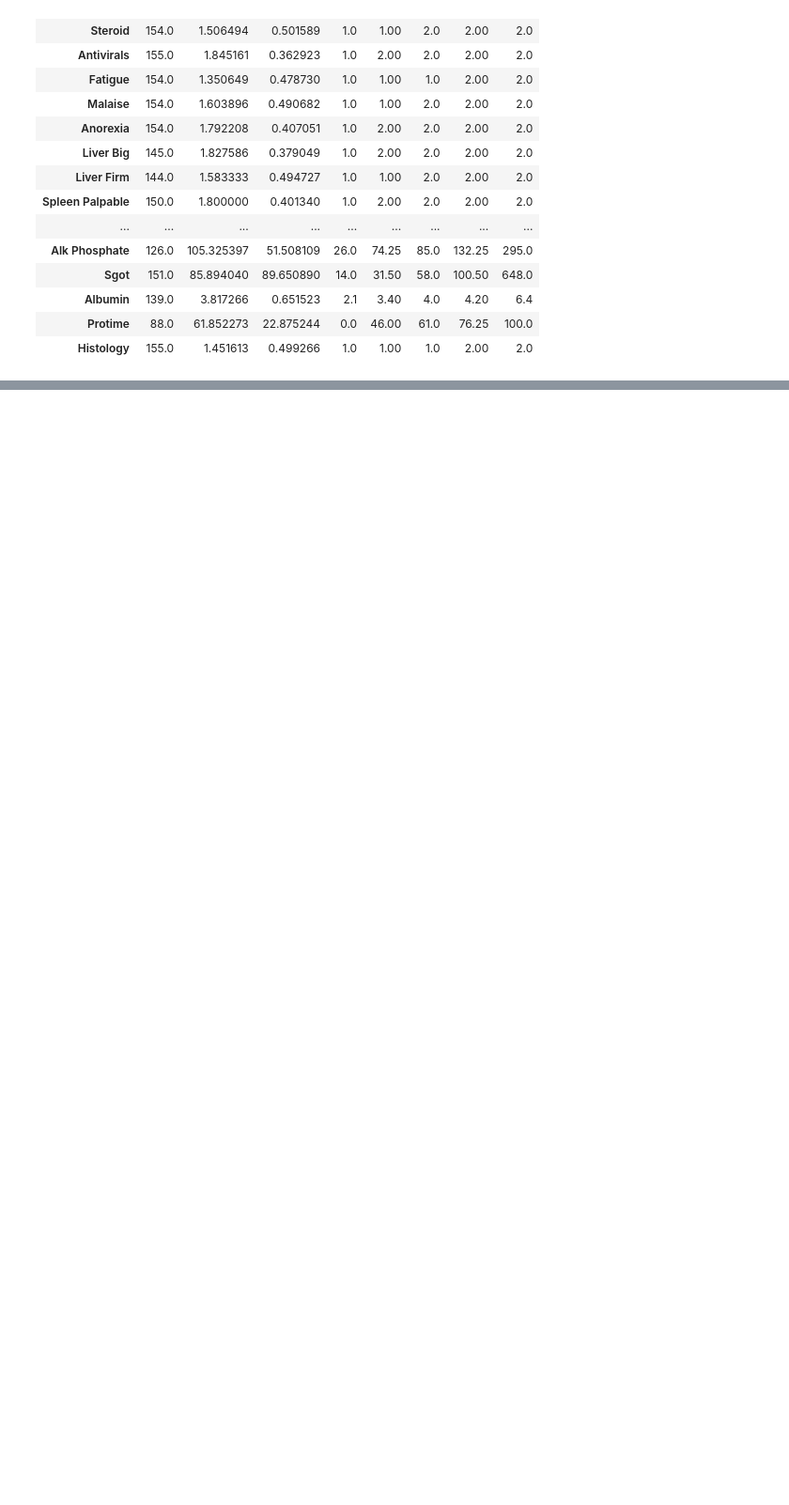
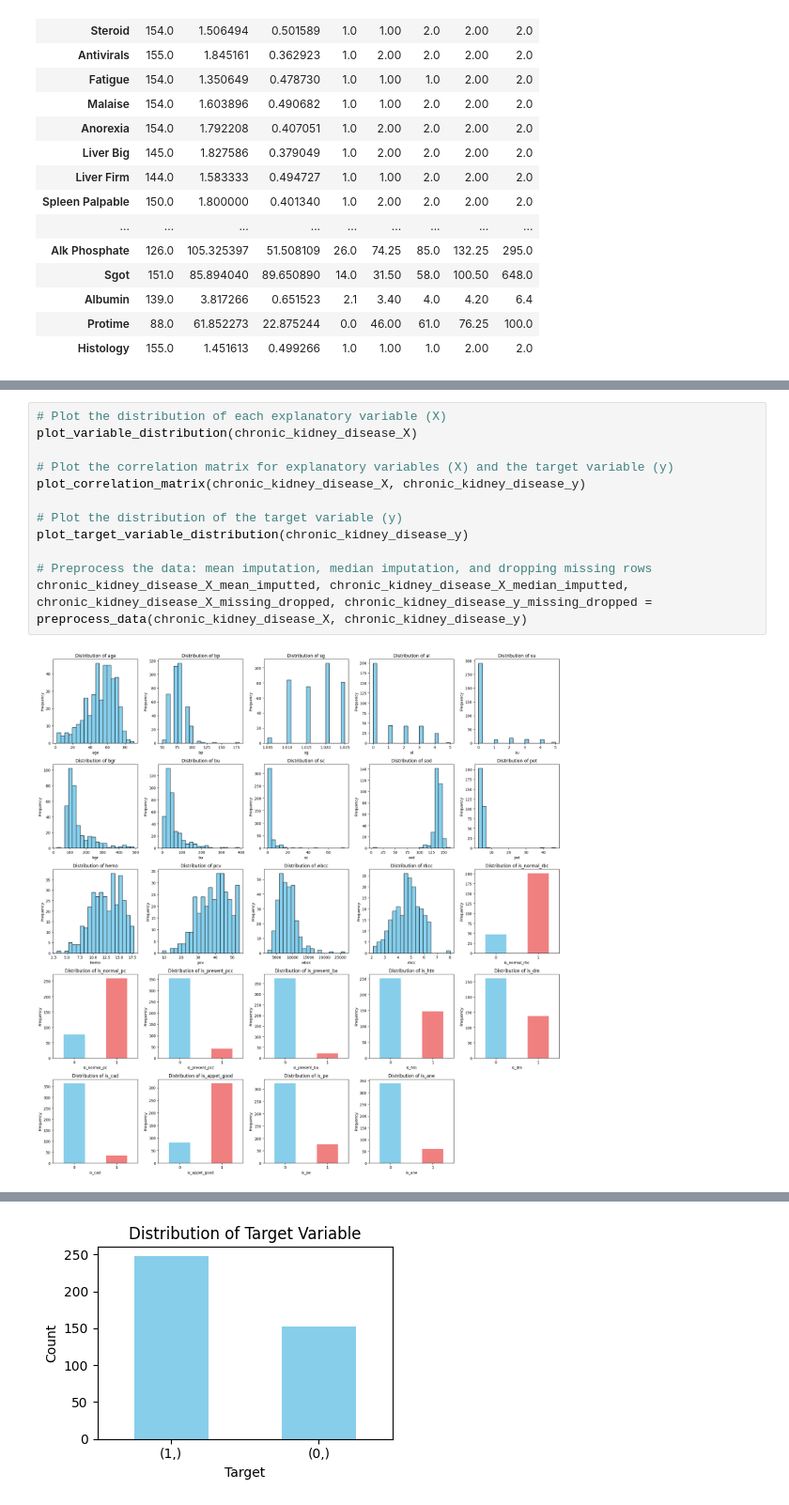
Before and after one commit to mrcljns/Reproducible-Research-Project, a Jupyter notebook: EDA_WIP.ipynb, the cells around one changed output, grey strips where cells are left out. Shown at 94% size. Saved outputs shown, nothing was run; the diff lists cells and outputs as text; blank space fills up the shorter version.

```diff
--- a/EDA_WIP.ipynb
+++ b/EDA_WIP.ipynb
@@ -203,0 +406,14 @@ hepatitis_y_missing_dropped = hepatitis_y_missing_dropped[hepatitis_X.apply(is_c
+# %%
+# Plot the distribution of each explanatory variable (X)
+plot_variable_distribution(chronic_kidney_disease_X)
+
+# Plot the correlation matrix for explanatory variables (X) and the target variable (y)
+plot_correlation_matrix(chronic_kidney_disease_X, chronic_kidney_disease_y)
+
+# Plot the distribution of the target variable (y)
+plot_target_variable_distribution(chronic_kidney_disease_y)
+
+# Preprocess the data: mean imputation, median imputation, and dropping missing rows
+chronic_kidney_disease_X_mean_imputted, chronic_kidney_disease_X_median_imputted, chronic_kidney_disease_X_missing_dropped, chronic_kidney_disease_y_missing_dropped = preprocess_data(chronic_kidney_disease_X, chronic_kidney_disease_y)
+# %% [output]
+[figure, added]
@@ -203,0 +421 @@ hepatitis_y_missing_dropped = hepatitis_y_missing_dropped[hepatitis_X.apply(is_c
+[figure, added]
```
Also changed, not shown: parts of 34 cells of this notebook.
